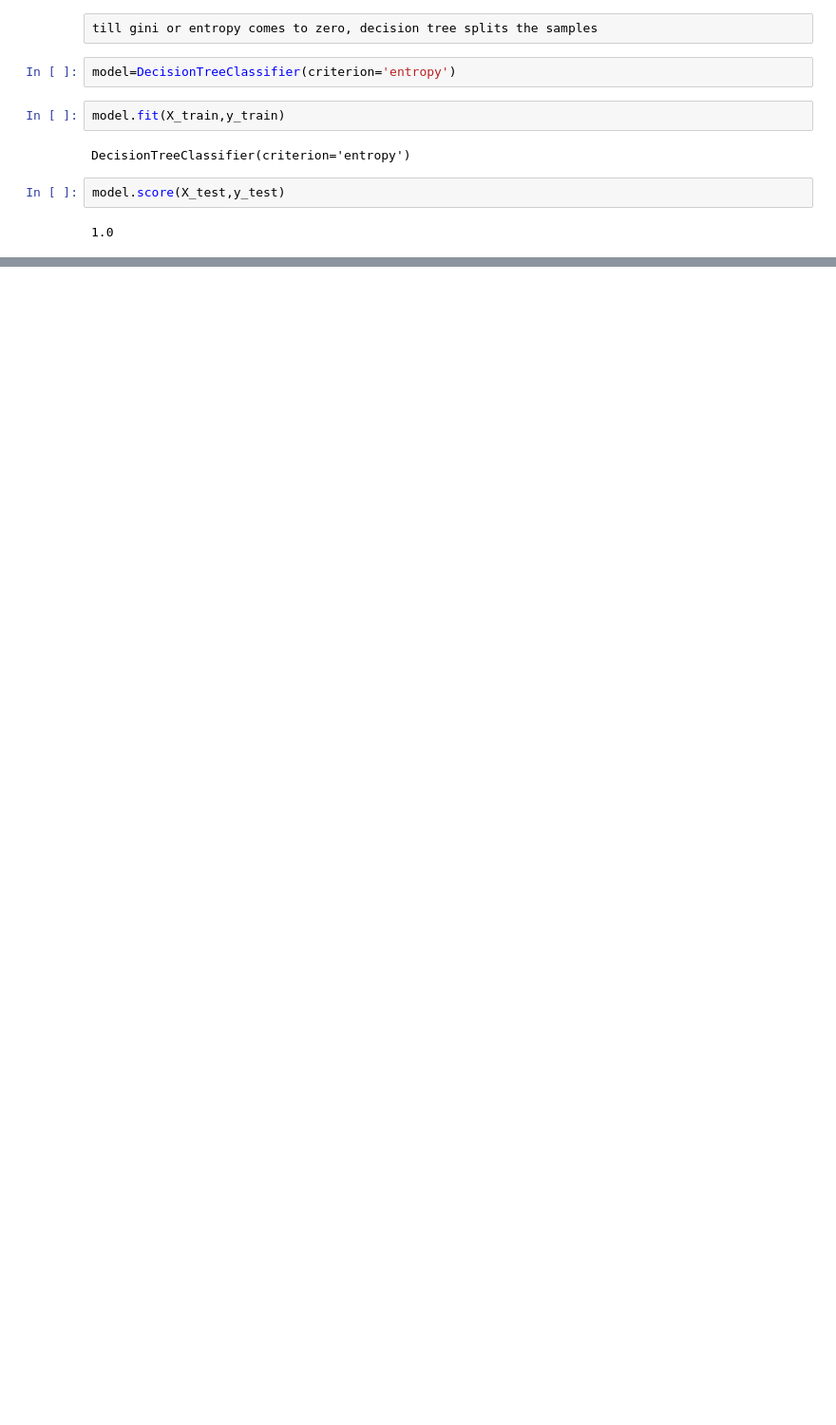
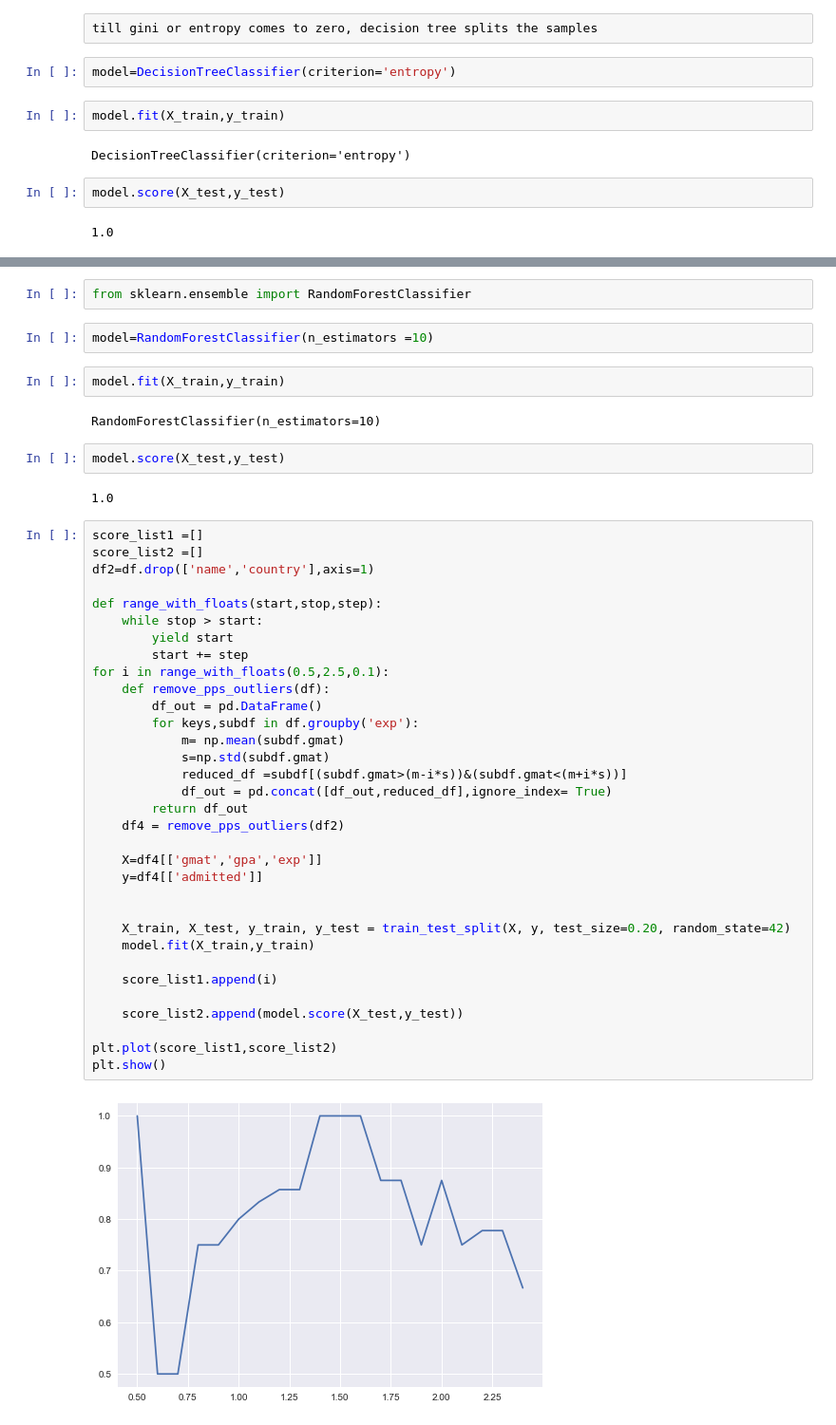
Before and after one commit to AnushaNarayananP/class-lectures-track-1-ml, a Jupyter notebook: Decision tree.ipynb, the cells around one changed output, grey strips where cells are left out. Shown: that part at 95% size. Saved outputs shown, nothing was run; the diff lists cells and outputs as text; blank space fills up the shorter version.

```diff
--- a/Decision tree.ipynb
+++ b/Decision tree.ipynb
@@ -182,0 +225,47 @@ model.score(X_test,y_test)
+# %%
+from sklearn.ensemble import RandomForestClassifier
+# %%
+model=RandomForestClassifier(n_estimators =10)
+# %%
+model.fit(X_train,y_train)
+# %% [output]
+RandomForestClassifier(n_estimators=10)
+# %%
+model.score(X_test,y_test)
+# %% [output]
+1.0
+# %%
+score_list1 =[]
+score_list2 =[]
+df2=df.drop(['name','country'],axis=1)
+
+def range_with_floats(start,stop,step):
+    while stop > start:
+        yield start
+        start += step
+for i in range_with_floats(0.5,2.5,0.1):
+    def remove_pps_outliers(df):
+        df_out = pd.DataFrame()
+        for keys,subdf in df.groupby('exp'):
+            m= np.mean(subdf.gmat)
+            s=np.std(subdf.gmat)
+            reduced_df =subdf[(subdf.gmat>(m-i*s))&(subdf.gmat<(m+i*s))]
+            df_out = pd.concat([df_out,reduced_df],ignore_index= True)
+        return df_out
+    df4 = remove_pps_outliers(df2)
+
+    X=df4[['gmat','gpa','exp']]
+    y=df4[['admitted']]
+
+
+    X_train, X_test, y_train, y_test = train_test_split(X, y, test_size=0.20, random_state=42)
+    model.fit(X_train,y_train)
+
+    score_list1.append(i)
+
+    score_list2.append(model.score(X_test,y_test))
+
+plt.plot(score_list1,score_list2)
+plt.show()
+# %% [output]
+[figure, added]
```
Also changed, not shown: parts of 6 cells of this notebook, 1 other file.
